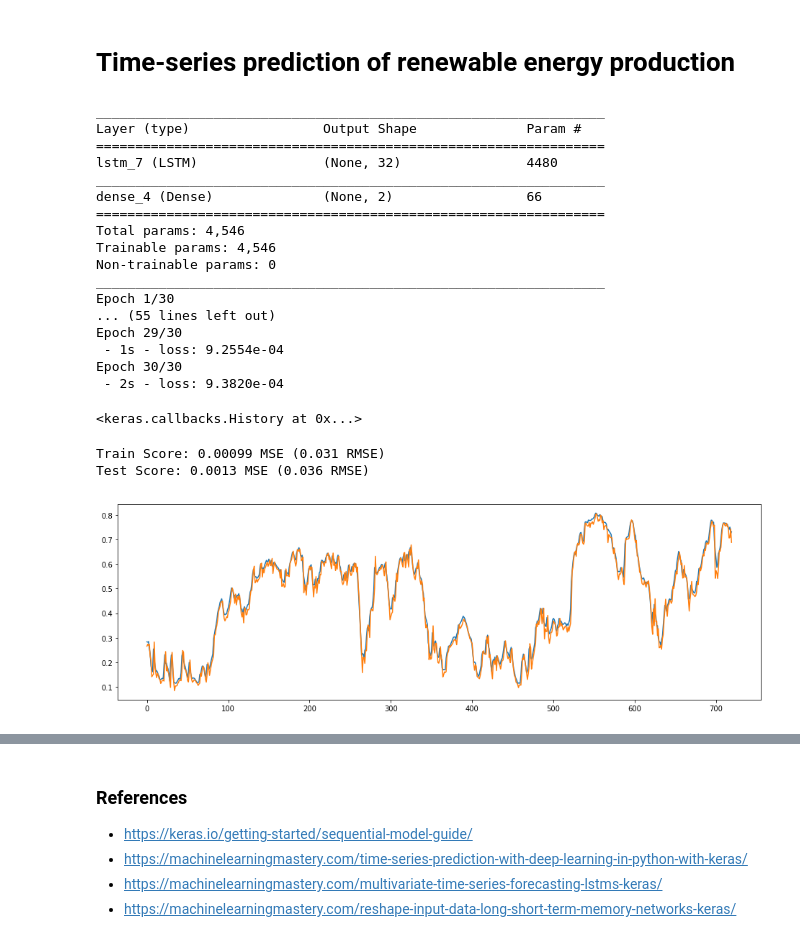
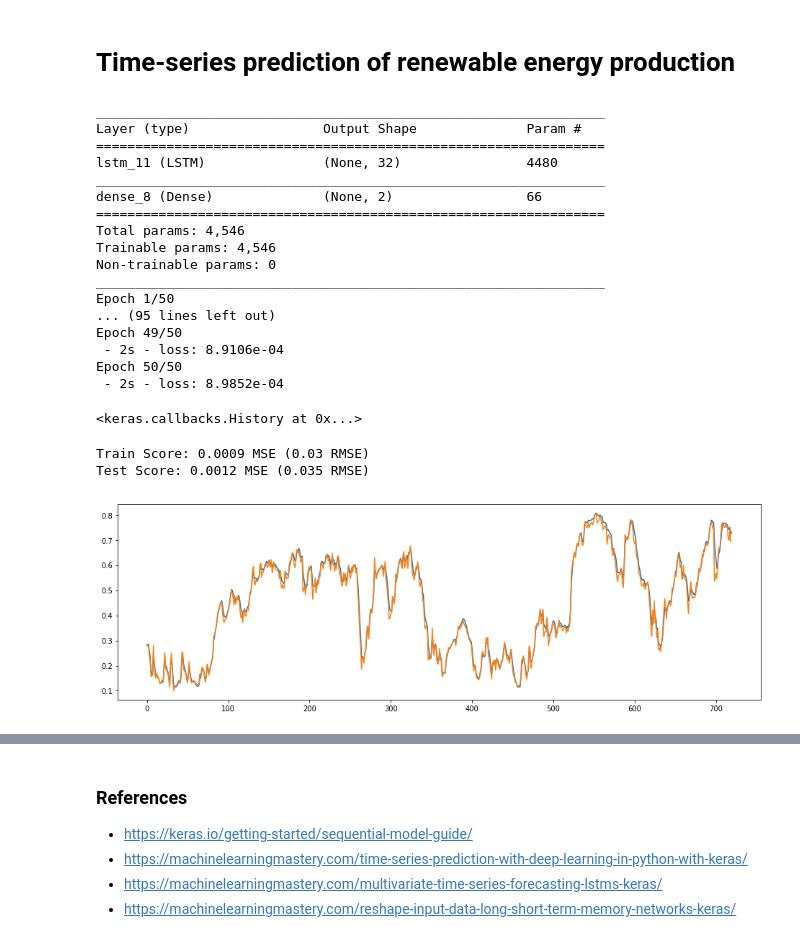
Before and after one commit to jstaffans/renewables, a Jupyter notebook: notebooks/Renewables.ipynb, the cells around one changed output, grey strips where cells are left out. Cells and saved outputs as stored; diff of their text form; code cells hidden in the pictures.

```diff
--- a/notebooks/Renewables.ipynb
+++ b/notebooks/Renewables.ipynb
@@ -35,7 +36,7 @@ def create_datasets(ds, lookback=1):
         acc_y.append(ds[i + lookback])
     return np.array(acc_x), np.array(acc_y)
 # %%
-lookback = 3
+lookback = 5
 model_df = data[['renewables', 'non_renewables']]
 dataset = model_df.as_matrix()
 scaler = MinMaxScaler(feature_range=(0, 1))
@@ -49,25 +50,25 @@ model.add(LSTM(32, input_shape=(lookback, 2)))
 model.add(Dense(2))
 model.compile(loss='mean_squared_error', optimizer='adam')
 model.summary()
-model.fit(train_x, train_y, epochs=30, batch_size=16, verbose=2)
+model.fit(train_x, train_y, epochs=50, batch_size=16, verbose=2)
 # %% [output]
 _________________________________________________________________
 Layer (type)                 Output Shape              Param #
 =================================================================
-lstm_7 (LSTM)                (None, 32)                4480
+lstm_11 (LSTM)               (None, 32)                4480
 _________________________________________________________________
-dense_4 (Dense)              (None, 2)                 66
+dense_8 (Dense)              (None, 2)                 66
 =================================================================
 Total params: 4,546
 Trainable params: 4,546
 Non-trainable params: 0
 _________________________________________________________________
-Epoch 1/30
-... (55 lines left out)
-Epoch 29/30
- - 1s - loss: 9.2554e-04
-Epoch 30/30
- - 2s - loss: 9.3820e-04
+Epoch 1/50
+... (95 lines left out)
+Epoch 49/50
+ - 2s - loss: 8.9106e-04
+Epoch 50/50
+ - 2s - loss: 8.9852e-04
 <keras.callbacks.History at 0x...>
 # %%
 train_score = model.evaluate(train_x, train_y, verbose=0)
@@ -75,18 +76,18 @@ print(f'Train Score: {train_score:.2} MSE ({math.sqrt(train_score):.2} RMSE)')
 test_score = model.evaluate(test_x, test_y, verbose=0)
 print(f'Test Score: {test_score:.2} MSE ({math.sqrt(test_score):.2} RMSE)')
 # %% [output]
-Train Score: 0.00099 MSE (0.031 RMSE)
-Test Score: 0.0013 MSE (0.036 RMSE)
+Train Score: 0.0009 MSE (0.03 RMSE)
+Test Score: 0.0012 MSE (0.035 RMSE)
 # %%
 test_predict = model.predict(test_x)
-test_predict = scaler.inverse_transform(test_predict)
-test_predict = [renewables / (renewables + non_renewables) for renewables, non_renewables in test_predict]
+test_predict_mw = scaler.inverse_transform(test_predict)
+test_predict_ratio = [renewables / (renewables + non_renewables) for renewables, non_renewables in test_predict_mw]
 
 real = model_df[-720:].apply(pd.Series).reset_index(drop=True)
 real['ratio'] = real['renewables'] / (real['renewables'] + real['non_renewables'])
 
 plt.plot(real['ratio'])
-plt.plot(test_predict[-720:])
+plt.plot(test_predict_ratio[-719:])
 plt.show()
 # %% [output]
-[figure, old version]
+[figure, new version]
```
Also changed, not shown: parts of 6 cells of this notebook.
